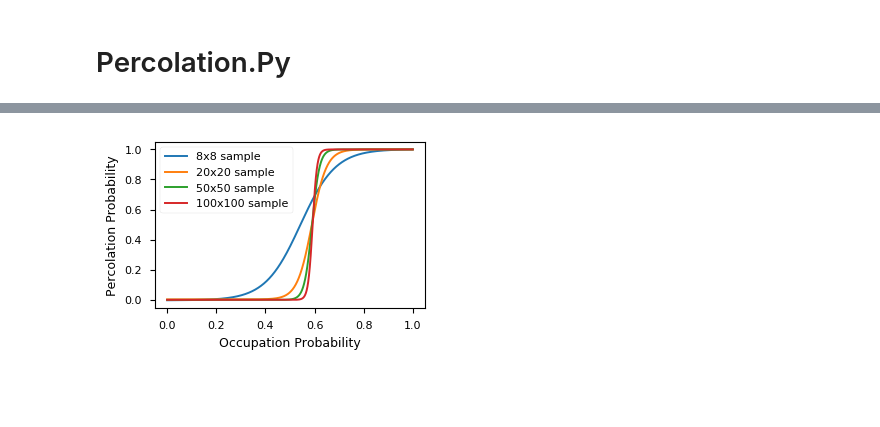
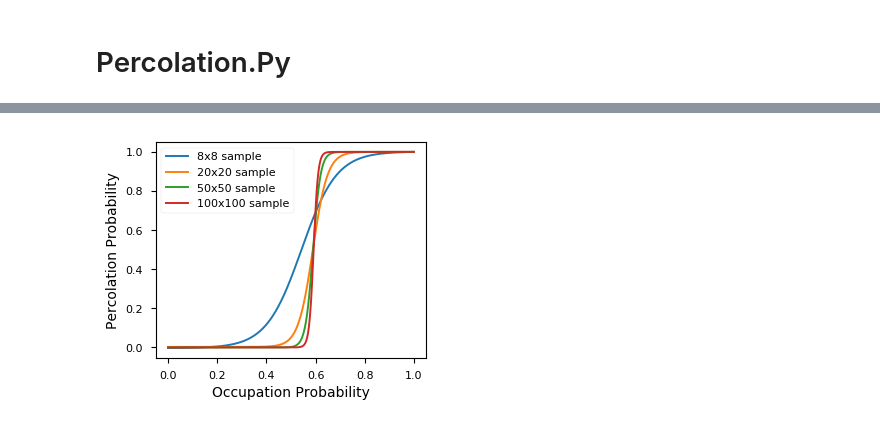
Before and after one commit to prabowobagas/Jupyter-Notebook-Thesis, a Jupyter notebook: Weekly Journal.ipynb, the cells around one changed output, grey strips where cells are left out. Saved outputs shown, nothing was run; the diff lists cells and outputs as text; code cells hidden in the pictures; blank space fills up the shorter version.

```diff
--- a/Weekly Journal.ipynb
+++ b/Weekly Journal.ipynb
@@ -678,32 +678,32 @@ fig1.set_size_inches(plot_width, plot_height)
 # %%
 from scipy.optimize import curve_fit
 
 def sigmoid(x, a, b, c, d):
     y = a / (1 + np.exp(-b*x-c)) + d
     return y
 
 name_array = [8, 20, 50, 100]
 label_array = ['8x8','20x20', '50x50', '100x100']
 
 for labl_number, number in enumerate(name_array):
     df = pd.read_csv('PercSimData\\perc_%sx%s_Loop20_lineseries200.txt' %(number, number), sep='\t', dtype=np.float64)
     popt, pcov = curve_fit(sigmoid, df['occupation probability'], df['Percolate frequency']/20)
 
     occ_prob_new = np.linspace(0, 1, num = 10000, endpoint=True)
     perc_freq_new = sigmoid(occ_prob_new, *popt)
     fig1 = plt.figure(1)
     plt.plot(occ_prob_new, perc_freq_new/max(perc_freq_new), label = label_array[labl_number] + ' sample')
 
 
-plt.xlabel('Occupation Probability', fontsize=9)
-plt.ylabel('Percolation Probability', fontsize=9)
+plt.xlabel('Occupation Probability', fontsize=10)
+plt.ylabel('Percolation Probability', fontsize=10)
 plt.legend(prop={'size': 8})
 ax = plt.gca()
 ax.tick_params(axis = 'both', which = 'major', labelsize = 8)
-fig1.set_size_inches(plot_width, plot_height)
+fig1.set_size_inches(plot_width, plot_height*1.3)
 fig1.savefig('Figures\\percprob_vs_occprob.pdf', format='pdf', dpi=300,bbox_inches='tight')
 # %% [output]
-[figure, old version]
+[figure, new version]
 # %%
 import matplotlib.pyplot as plt
 from matplotlib import cm
```
Also changed, not shown: parts of 6 cells of this notebook, 6 other files.
